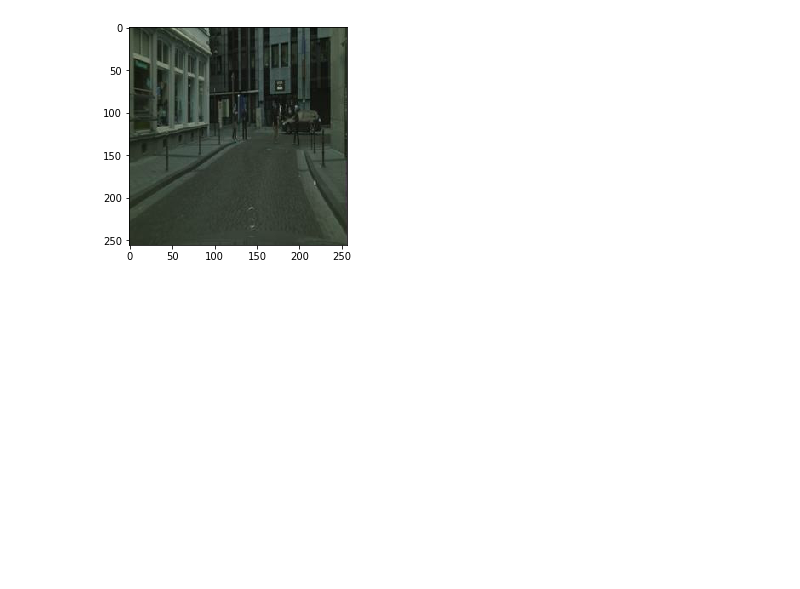
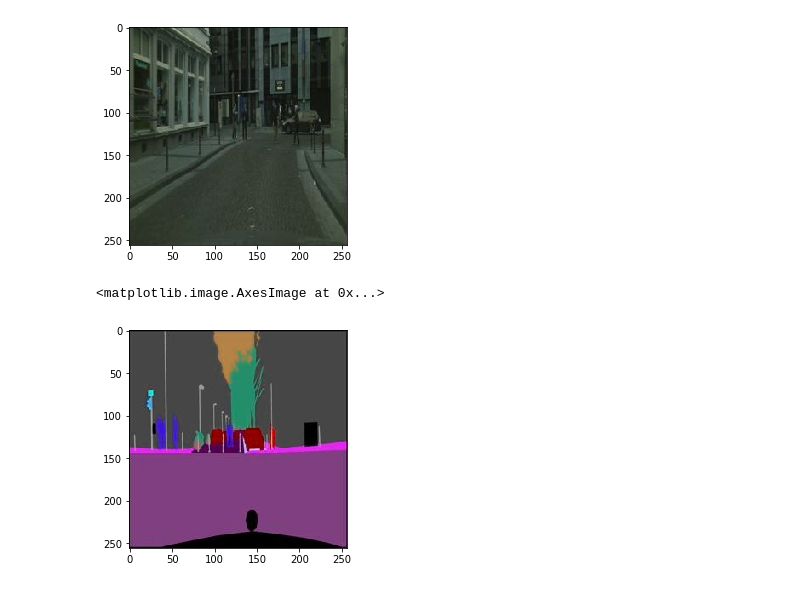
Before and after one commit to Nikotos/CycleGAN, a Jupyter notebook: prepareDataset.ipynb, the cells around one changed output. Cells and saved outputs as stored; diff of their text form; code cells hidden in the pictures; blank space fills up the shorter version.

```diff
--- a/prepareDataset.ipynb
+++ b/prepareDataset.ipynb
@@ -36,3 +36,11 @@ sys.getsizeof(dataLoaderA.storage)
 # %% [output]
 912
 [figure]
+# %%
+a = dataLoaderB.get()
+print()
+b = a.view(256,256,3).detach().numpy().astype(np.int)
+plt.imshow(b)
+# %% [output]
+<matplotlib.image.AxesImage at 0x...>
+[figure, added]
```
Also changed, not shown: 4 other files.
